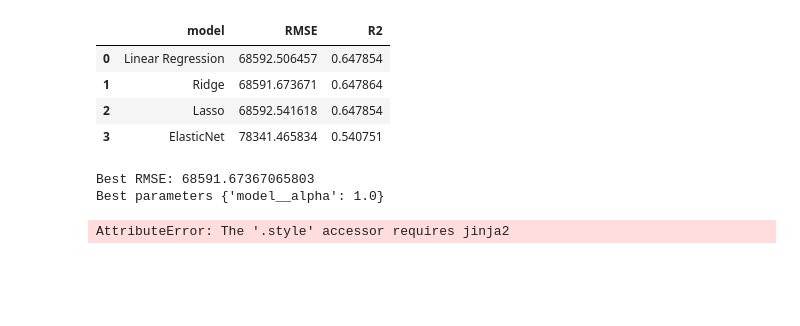
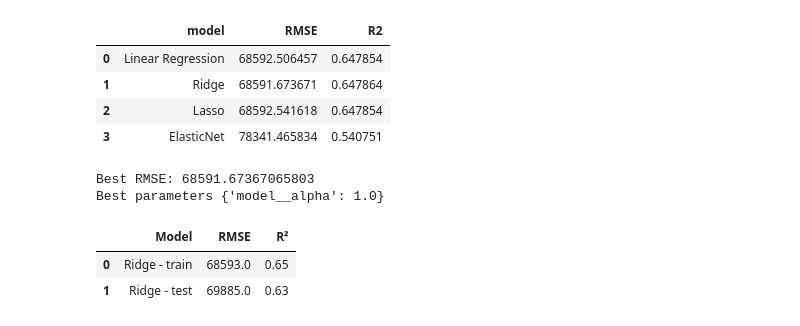
Before and after one commit to VeraStopp/ML_egen_uppgift, a Jupyter notebook: ML_Uppgift1_Vera_Stopp.ipynb, the cells around one changed output. Cells and saved outputs as stored; diff of their text form; code cells hidden in the pictures; blank space fills up the shorter version.

```diff
--- a/ML_Uppgift1_Vera_Stopp.ipynb
+++ b/ML_Uppgift1_Vera_Stopp.ipynb
@@ -215,17 +220,19 @@ Best parameters {'model__alpha': 1.0}
 # %%
 best_model = ridge_grid.best_estimator_
 
 y_pred = best_model.predict(X_test)
 
 rmse = root_mean_squared_error(y_test, y_pred)
 r2 = r2_score(y_test, y_pred)
 
 result_best_model_df = pd.DataFrame({
     "Model": ["Ridge - train", "Ridge - test"],
     "RMSE": [round(results_df.iloc[0,1], 0), round(rmse, 0)],
     "R²": [round(results_df.iloc[1,2], 2), round(r2, 2)]
 })
 
-result_best_model_df.style.format({"RMSE": "{:,.0f}", "R²": "{:.2f}"})
+result_best_model_df
 # %% [output]
-AttributeError: The '.style' accessor requires jinja2
+|  | Model | RMSE | R² |
+| 0 | Ridge - train | 68593.0 | 0.65 |
+| 1 | Ridge - test | 69885.0 | 0.63 |
```
Also changed, not shown: parts of 2 cells of this notebook, 2 other files.
